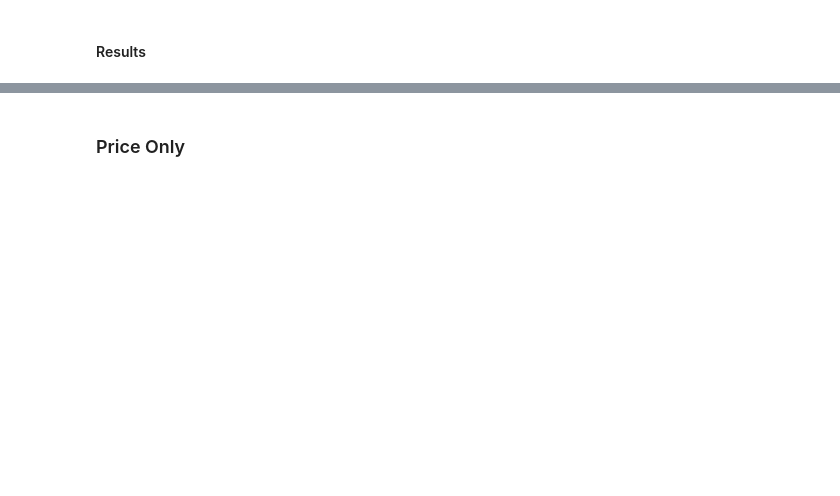
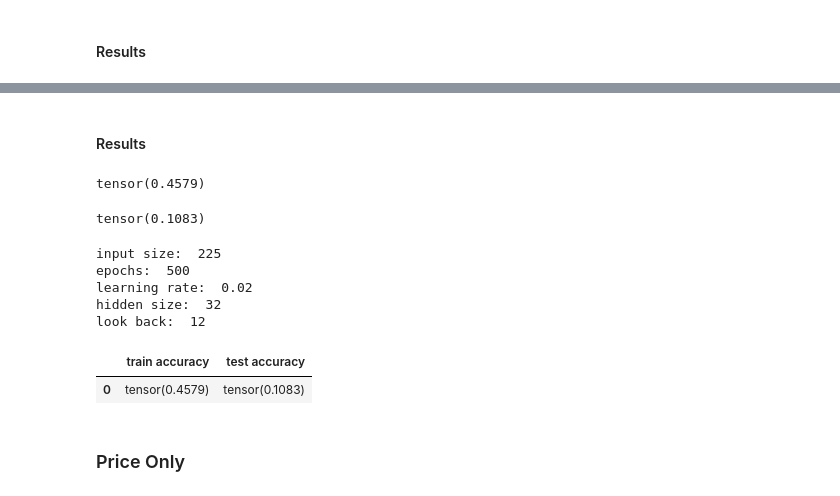
Before and after one commit to kzlecha/comparative-crypto, a Jupyter notebook: ComparingAllCryptos.ipynb, the cells around one changed output, grey strips where cells are left out. Cells and saved outputs as stored; diff of their text form; code cells hidden in the pictures; blank space fills up the shorter version.

Commit message:
CHANGE - add previous times
- add previous 12 price lags
- update comparision to use new data

```diff
--- a/ComparingAllCryptos.ipynb
+++ b/ComparingAllCryptos.ipynb
@@ -254,0 +289,5 @@ pd.DataFrame([[train_acc, test_acc]], columns=["train accuracy", "test accuracy"
+# %%
+lstm = LSTMCustom(num_classes, input_size, hidden_size, num_layers, df.shape[1])
+optimizer = torch.optim.Adam(lstm.parameters(), lr=learning_rate)
+
+lstm, cutoff = train(x_train.float(), y_train.float(), lstm)
@@ -254,0 +307,38 @@ pd.DataFrame([[train_acc, test_acc]], columns=["train accuracy", "test accuracy"
+# %% [markdown]
+#### Results
+# %%
+preds = lstm(x_2d.float()).argmax(axis=1)
+y_true = y.argmax(axis=1)
+# %%
+train_pred = preds[:cutoff]
+train_y = y_true[:cutoff]
+
+train_acc = (train_pred == train_y).sum()/len(preds)
+train_acc
+# %% [output]
+tensor(0.4579)
+# %%
+test_pred = preds[cutoff:]
+test_y = y_true[cutoff:]
+
+test_acc = (test_pred == test_y).sum()/len(preds)
+test_acc
+# %% [output]
+tensor(0.1083)
+# %%
+print("input size: ", input_size)
+print("epochs: ", num_epochs)
+print("learning rate: ", learning_rate)
+print("hidden size: ", hidden_size)
+print("look back: ", look_back)
+# %% [output]
+input size:  225
+epochs:  500
+learning rate:  0.02
+hidden size:  32
+look back:  12
+# %%
+pd.DataFrame([[train_acc, test_acc]], columns=["train accuracy", "test accuracy"])
+# %% [output]
+|  | train accuracy | test accuracy |
+| 0 | tensor(0.4579) | tensor(0.1083) |
```
Also changed, not shown: parts of 37 cells of this notebook, 4 other files.
